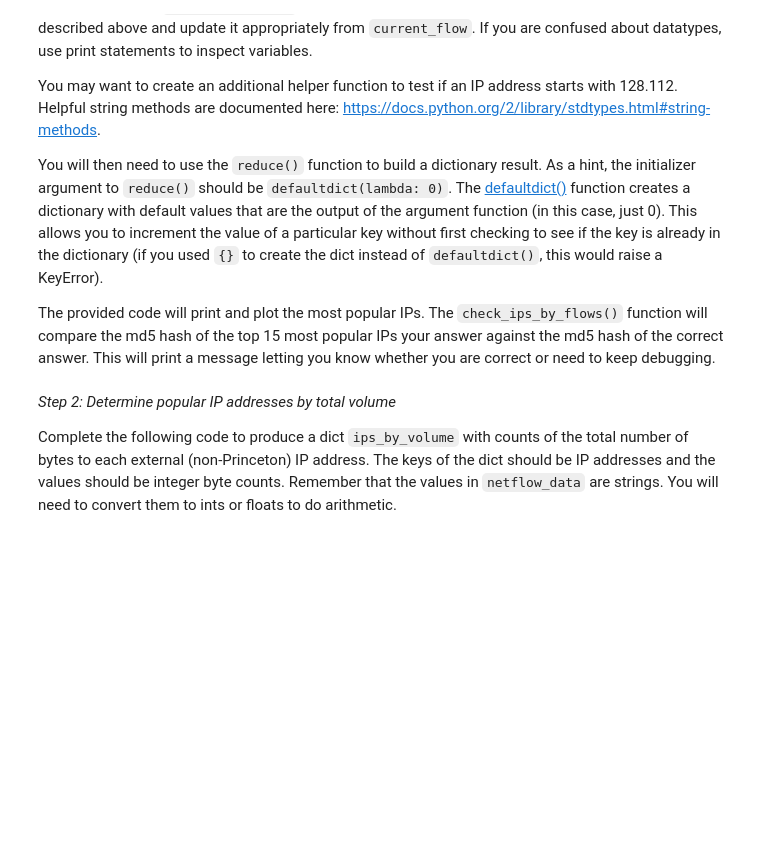
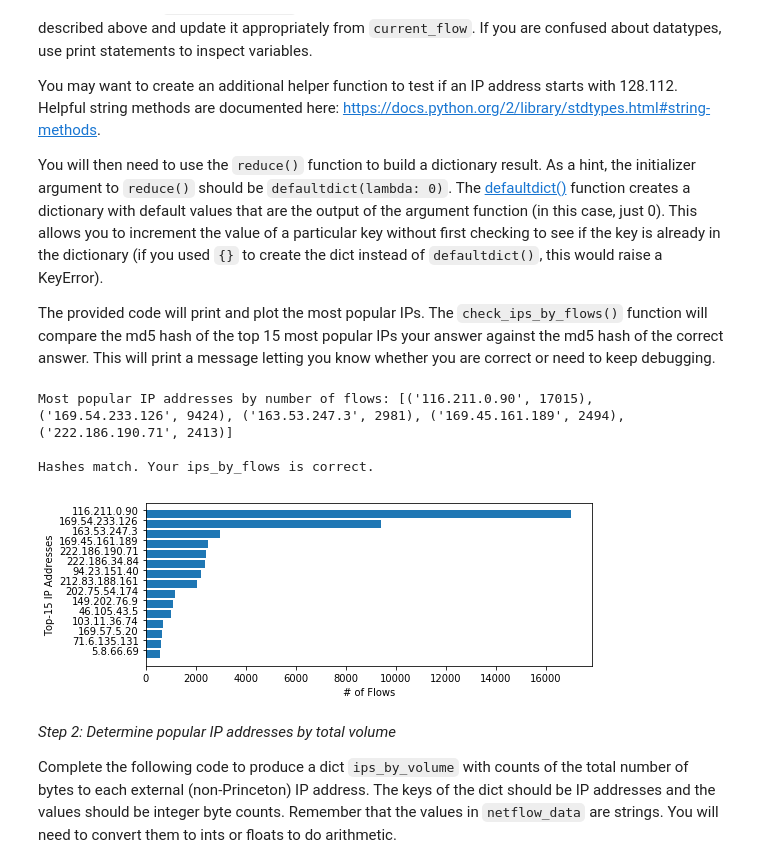
Before and after one commit to Seven-Ljy77/COS461, a Jupyter notebook: assignments/assignment3/Assignment3_Notebook.ipynb, the cells around one changed output. Cells and saved outputs as stored; diff of their text form; code cells hidden in the pictures; blank space fills up the shorter version.

```diff
--- a/assignments/assignment3/Assignment3_Notebook.ipynb
+++ b/assignments/assignment3/Assignment3_Notebook.ipynb
@@ -120,28 +128,50 @@ The provided code will print and plot the most popular IPs.  The `check_ips_by_f
 # %%
 %matplotlib inline
 from collections import defaultdict
 from plotting import plot_flows
 from testing import check_ips_by_flows
 
+# src 是否以 str 开头
+def start_with(src , str):
+    for i in range(0 , len(str)) :
+        if src[i] != str[i] :
+            return False
+    return True
+
 # TODO: complete count_by_flows function
 def count_by_flows(counts, current_flow):
-    # counts is the current dict result
-    # current_flow being processed
-    pass
+    # 只要统计外部（非校园网）的流量
+    if not start_with(current_flow['Dst IP addr'] , '128.112.') :
+        if current_flow['Dst IP addr'] in counts.keys() :
+            counts[current_flow['Dst IP addr']] += 1
+        else :
+            counts[current_flow['Dst IP addr']] = 1
 
+    if not start_with(current_flow['Src IP addr'] , '128.112.') :
+        if current_flow['Src IP addr'] in counts.keys() :
+            counts[current_flow['Src IP addr']] += 1
+        else :
+            counts[current_flow['Src IP addr']] = 1
+
+    return counts
 
 # TODO: use reduce() function to apply count_by_flows to netflow_data and assign the result to ips_by_flows
-
+ips_by_flows = reduce(count_by_flows , netflow_data , {})
 
 # print the top 5 IP addresses by number of flows
 sorted_ips_by_flows = sorted(ips_by_flows.items(), reverse=True, key=lambda x: x[1])
 print "Most popular IP addresses by number of flows: {}\n".format(sorted_ips_by_flows[0:5])
 
 # check the results
 check_ips_by_flows(sorted_ips_by_flows[0:15])
 
 # plot the results
 plot_flows(sorted_ips_by_flows)
+# %% [output]
+Most popular IP addresses by number of flows: [('116.211.0.90', 17015), ('169.54.233.126', 9424), ('163.53.247.3', 2981), ('169.45.161.189', 2494), ('222.186.190.71', 2413)]
+
+Hashes match. Your ips_by_flows is correct.
+[figure, added]
 # %% [markdown]
 *Step 2: Determine popular IP addresses by total volume*
 
```
Also changed, not shown: parts of 22 cells of this notebook, 6 other files.
